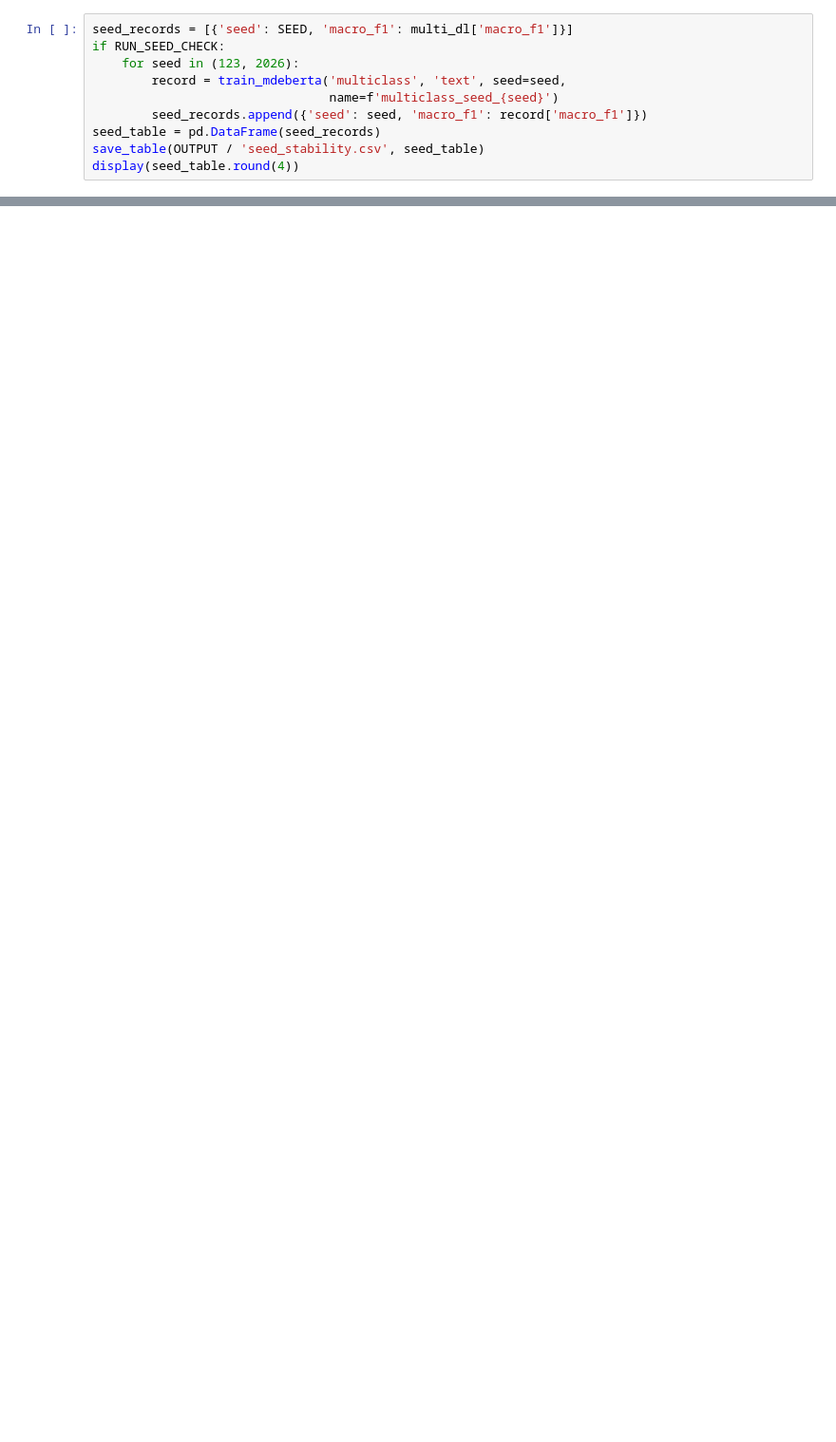
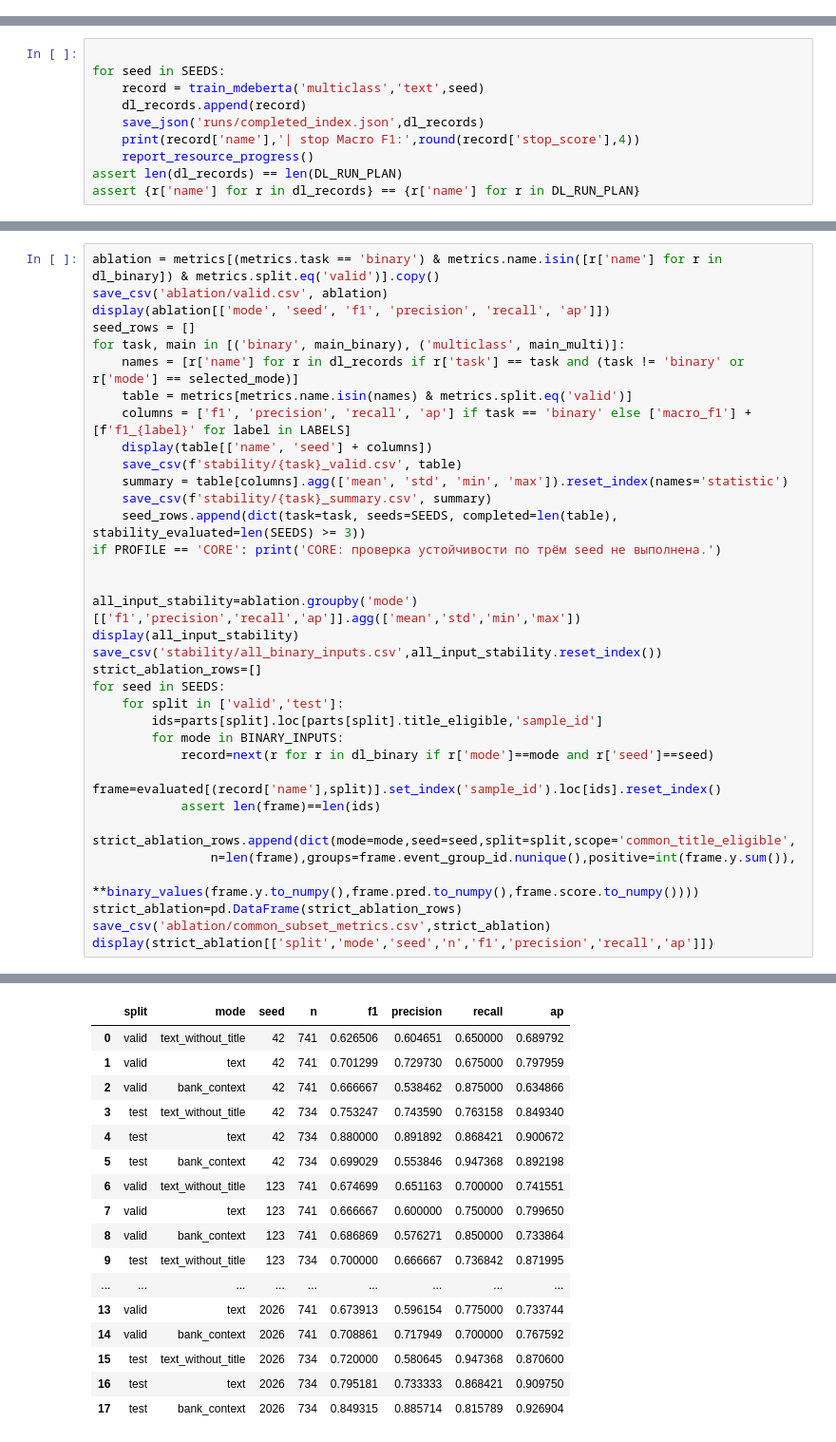
Before and after one commit to jhonix007/bank-risk-diploma, a Jupyter notebook: bank_risk_diploma.ipynb, the cells around one changed output, grey strips where cells are left out. Shown at 95% size. Drawn from its saved outputs; the diff is of its cells as text; blank space fills up the shorter version.

```diff
--- a/bank_risk_diploma.ipynb
+++ b/bank_risk_diploma.ipynb
@@ -443,10 +0,0 @@ mDeBERTa — validation:
-# %%
-seed_records = [{'seed': SEED, 'macro_f1': multi_dl['macro_f1']}]
-if RUN_SEED_CHECK:
-    for seed in (123, 2026):
-        record = train_mdeberta('multiclass', 'text', seed=seed,
-                                name=f'multiclass_seed_{seed}')
-        seed_records.append({'seed': seed, 'macro_f1': record['macro_f1']})
-seed_table = pd.DataFrame(seed_records)
-save_table(OUTPUT / 'seed_stability.csv', seed_table)
-display(seed_table.round(4))
@@ -664,0 +1393,10 @@ if RUN_FINAL_TEST:
+# %%
+
+for seed in SEEDS:
+    record = train_mdeberta('multiclass','text',seed)
+    dl_records.append(record)
+    save_json('runs/completed_index.json',dl_records)
+    print(record['name'],'| stop Macro F1:',round(record['stop_score'],4))
+    report_resource_progress()
+assert len(dl_records) == len(DL_RUN_PLAN)
+assert {r['name'] for r in dl_records} == {r['name'] for r in DL_RUN_PLAN}
@@ -664,0 +1529,35 @@ if RUN_FINAL_TEST:
+# %%
+ablation = metrics[(metrics.task == 'binary') & metrics.name.isin([r['name'] for r in dl_binary]) & metrics.split.eq('valid')].copy()
+save_csv('ablation/valid.csv', ablation)
+display(ablation[['mode', 'seed', 'f1', 'precision', 'recall', 'ap']])
+seed_rows = []
+for task, main in [('binary', main_binary), ('multiclass', main_multi)]:
+    names = [r['name'] for r in dl_records if r['task'] == task and (task != 'binary' or r['mode'] == selected_mode)]
+    table = metrics[metrics.name.isin(names) & metrics.split.eq('valid')]
+    columns = ['f1', 'precision', 'recall', 'ap'] if task == 'binary' else ['macro_f1'] + [f'f1_{label}' for label in LABELS]
+    display(table[['name', 'seed'] + columns])
+    save_csv(f'stability/{task}_valid.csv', table)
+    summary = table[columns].agg(['mean', 'std', 'min', 'max']).reset_index(names='statistic')
+    save_csv(f'stability/{task}_summary.csv', summary)
+    seed_rows.append(dict(task=task, seeds=SEEDS, completed=len(table), stability_evaluated=len(SEEDS) >= 3))
+if PROFILE == 'CORE': print('CORE: проверка устойчивости по трём seed не выполнена.')
+
+
+all_input_stability=ablation.groupby('mode')[['f1','precision','recall','ap']].agg(['mean','std','min','max'])
+display(all_input_stability)
+save_csv('stability/all_binary_inputs.csv',all_input_stability.reset_index())
+strict_ablation_rows=[]
+for seed in SEEDS:
+    for split in ['valid','test']:
+        ids=parts[split].loc[parts[split].title_eligible,'sample_id']
+        for mode in BINARY_INPUTS:
+            record=next(r for r in dl_binary if r['mode']==mode and r['seed']==seed)
+            frame=evaluated[(record['name'],split)].set_index('sample_id').loc[ids].reset_index()
+            assert len(frame)==len(ids)
+            strict_ablation_rows.append(dict(mode=mode,seed=seed,split=split,scope='common_title_eligible',
+                n=len(frame),groups=frame.event_group_id.nunique(),positive=int(frame.y.sum()),
+                **binary_values(frame.y.to_numpy(),frame.pred.to_numpy(),frame.score.to_numpy())))
+strict_ablation=pd.DataFrame(strict_ablation_rows)
+save_csv('ablation/common_subset_metrics.csv',strict_ablation)
+display(strict_ablation[['split','mode','seed','n','f1','precision','recall','ap']])
+# %% [output]
@@ -664,0 +1588,17 @@ if RUN_FINAL_TEST:
+|  | split | mode | seed | n | f1 | precision | recall | ap |
+| 0 | valid | text_without_title | 42 | 741 | 0.626506 | 0.604651 | 0.650000 | 0.689792 |
+| 1 | valid | text | 42 | 741 | 0.701299 | 0.729730 | 0.675000 | 0.797959 |
+| 2 | valid | bank_context | 42 | 741 | 0.666667 | 0.538462 | 0.875000 | 0.634866 |
+| 3 | test | text_without_title | 42 | 734 | 0.753247 | 0.743590 | 0.763158 | 0.849340 |
+| 4 | test | text | 42 | 734 | 0.880000 | 0.891892 | 0.868421 | 0.900672 |
+| 5 | test | bank_context | 42 | 734 | 0.699029 | 0.553846 | 0.947368 | 0.892198 |
+| 6 | valid | text_without_title | 123 | 741 | 0.674699 | 0.651163 | 0.700000 | 0.741551 |
+| 7 | valid | text | 123 | 741 | 0.666667 | 0.600000 | 0.750000 | 0.799650 |
+| 8 | valid | bank_context | 123 | 741 | 0.686869 | 0.576271 | 0.850000 | 0.733864 |
+| 9 | test | text_without_title | 123 | 734 | 0.700000 | 0.666667 | 0.736842 | 0.871995 |
+| ... | ... | ... | ... | ... | ... | ... | ... | ... |
+| 13 | valid | text | 2026 | 741 | 0.673913 | 0.596154 | 0.775000 | 0.733744 |
+| 14 | valid | bank_context | 2026 | 741 | 0.708861 | 0.717949 | 0.700000 | 0.767592 |
+| 15 | test | text_without_title | 2026 | 734 | 0.720000 | 0.580645 | 0.947368 | 0.870600 |
+| 16 | test | text | 2026 | 734 | 0.795181 | 0.733333 | 0.868421 | 0.909750 |
+| 17 | test | bank_context | 2026 | 734 | 0.849315 | 0.885714 | 0.815789 | 0.926904 |
```
Also changed, not shown: parts of 64 cells of this notebook, 4 other files.
